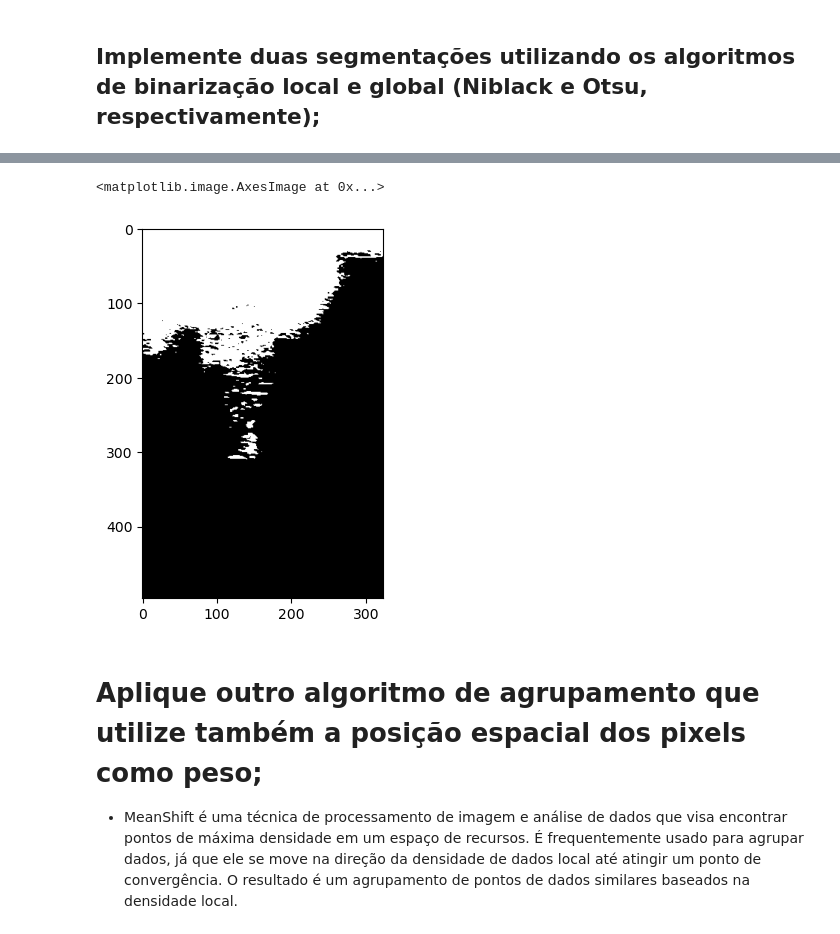
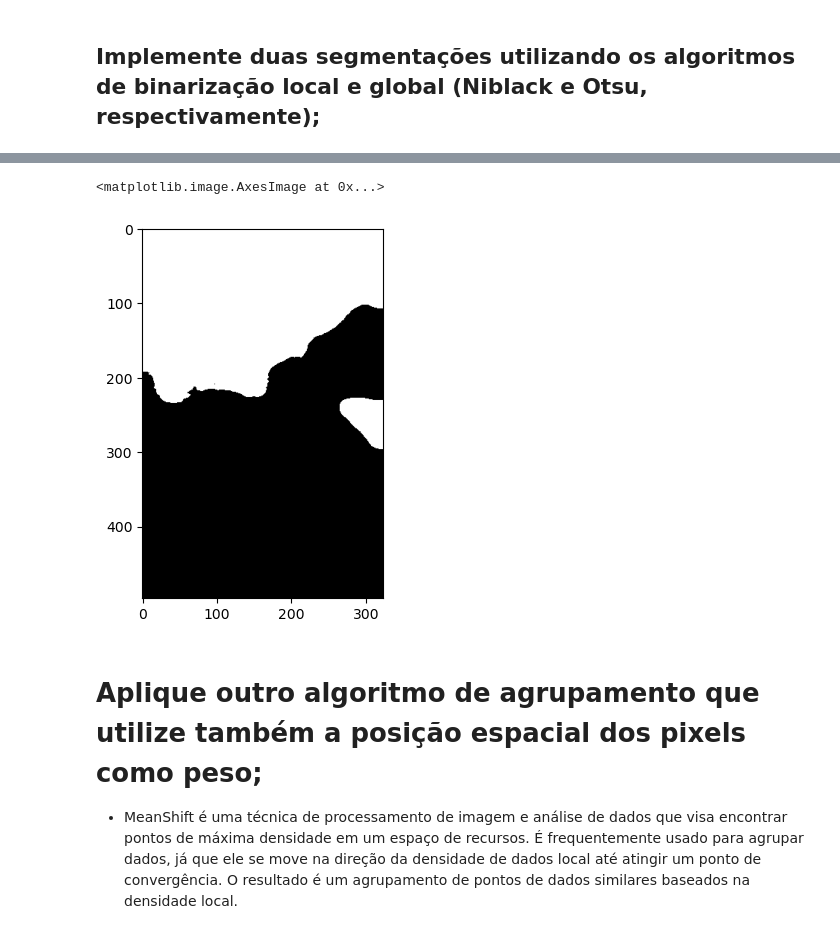
Before and after one commit to EuricoDNJR/Topicos-especiais-em-visao-computacional, a Jupyter notebook: Segmentation/segmentation.ipynb, the cells around one changed output, grey strips where cells are left out. Drawn from its saved outputs; the diff is of its cells as text; code cells hidden in the pictures.

```diff
--- a/Segmentation/segmentation.ipynb
+++ b/Segmentation/segmentation.ipynb
@@ -149,11 +168,8 @@ plt.imshow(niblack_img, cmap='gray')
-# %%
-# Apply Otsu only for example
-otsu = threshold_otsu(img)
-otsu_img = img > otsu
-plt.imshow(otsu_img, cmap='gray')
-# %% [output]
-<matplotlib.image.AxesImage at 0x...>
-[figure, removed]
+# %%
+plt.imshow(niblack_database[0], cmap='gray')
+# %% [output]
+<matplotlib.image.AxesImage at 0x...>
+[figure, added]
 # %% [markdown]
 # Aplique   outro   algoritmo   de   agrupamento   que   utilize   também   a   posição espacial dos pixels como peso;
 * MeanShift é uma técnica de processamento de imagem e análise de dados que visa encontrar pontos de máxima densidade em um espaço de recursos. É frequentemente usado para agrupar dados, já que ele se move na direção da densidade de dados local até atingir um ponto de convergência. O resultado é um agrupamento de pontos de dados similares baseados na densidade local.
```
Also changed, not shown: parts of 42 cells of this notebook.
